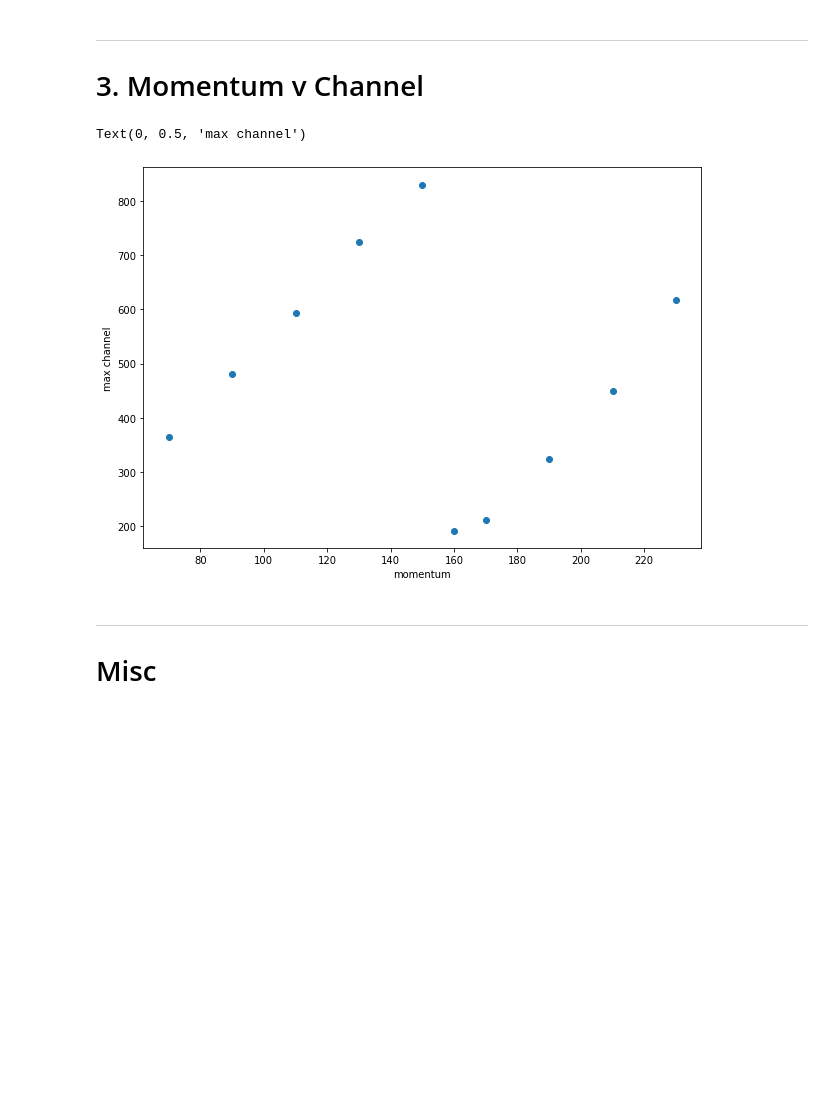
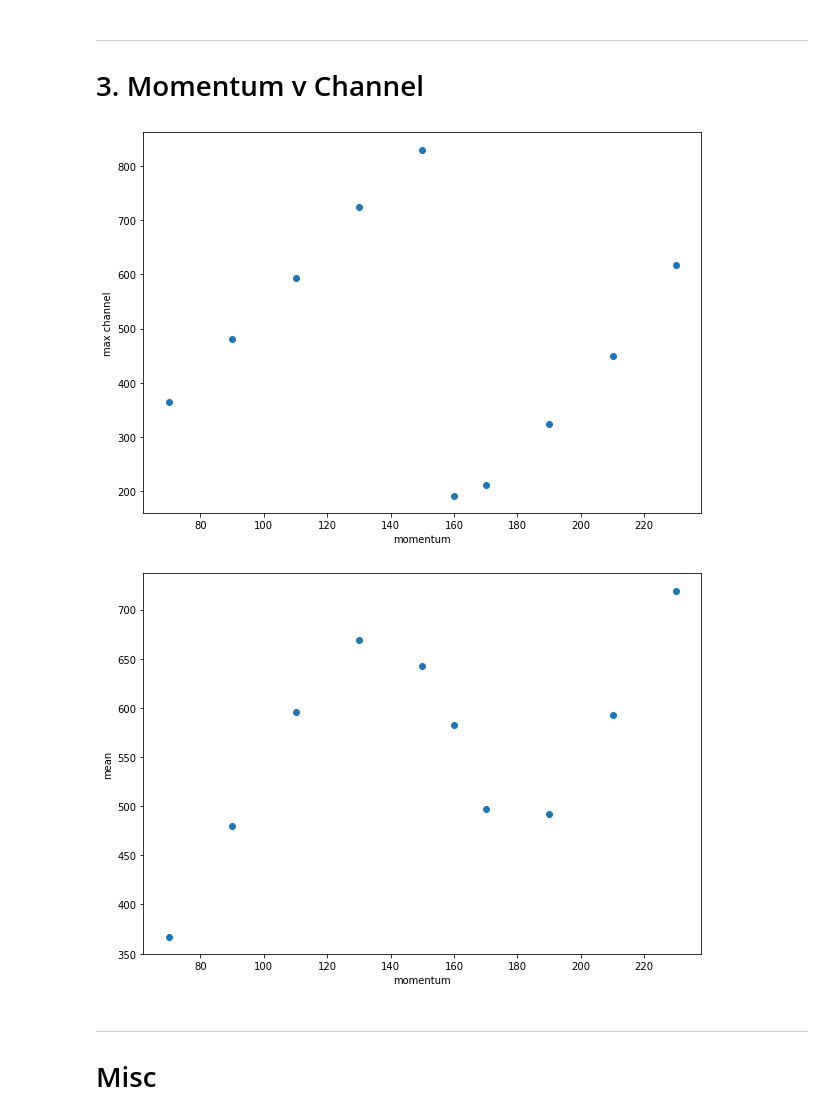
Before and after one commit to Humboldt-Penguin/HapPyCal, a Jupyter notebook: code/04_energyStudy/cumulative_caloEnergyStudy.ipynb, the cells around one changed output. Cells and saved outputs as stored; diff of their text form; code cells hidden in the pictures; blank space fills up the shorter version.

Commit message:
Small edit; add some extra plots

```diff
--- a/code/04_energyStudy/cumulative_caloEnergyStudy.ipynb
+++ b/code/04_energyStudy/cumulative_caloEnergyStudy.ipynb
@@ -621,20 +623,39 @@ print(run)
 # %%
-max_channels = []
-momentum = []
+x = []
+y = []
 
 for i in run:
-    max_channels.append( run[i]['Esum1']['raw']['max_channel'] )
-    momentum.append( run[i]['momentum'] )
+    x.append( run[i]['momentum'] )
+    y.append( run[i]['Esum1']['raw']['max_channel'] )
 
 
 fig, ax = plt.subplots(figsize=(10,7))
-ax.scatter( momentum, max_channels )
 
+ax.scatter(x,y)
 ax.set_xlabel('momentum')
 ax.set_ylabel('max channel')
+
+plt.show(fig)
 # %% [output]
-Text(0, 0.5, 'max channel')
 [figure]
+# %%
+x = []
+y = []
+
+for i in run:
+    x.append( run[i]['momentum'] )
+    y.append( run[i]['Esum1']['raw']['mean'] )
+
+
+fig, ax = plt.subplots(figsize=(10,7))
+
+ax.scatter(x,y)
+ax.set_xlabel('momentum')
+ax.set_ylabel('mean')
+
+plt.show(fig)
+# %% [output]
+[figure, added]
 # %% [markdown]
 ---
 # Misc
```
Also changed, not shown: parts of 1 cell of this notebook.
